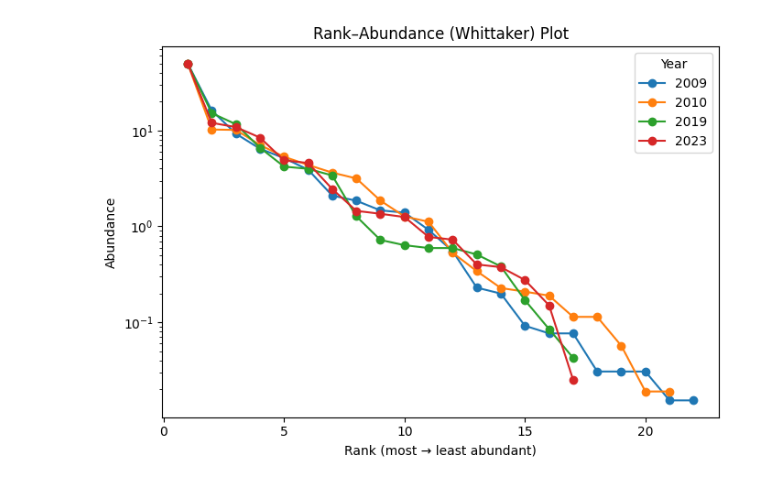
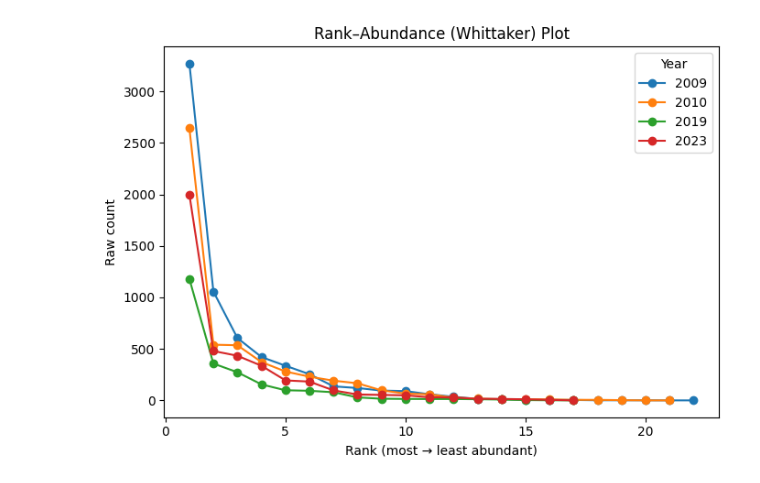
Before and after one commit to karilint/BonesOfOlPejeta, a Jupyter notebook: notebooks/A2 04 Basic analysis eastern.ipynb, the cells around one changed output. Drawn from its saved outputs; the diff is of its cells as text; code cells hidden in the pictures.

```diff
--- a/notebooks/A2 04 Basic analysis eastern.ipynb
+++ b/notebooks/A2 04 Basic analysis eastern.ipynb
@@ -179,35 +173,34 @@ import matplotlib.pyplot as plt
 
 def whittaker_plot(abund: pd.DataFrame, years=None, log_y=True):
     """
     Draws rank–abundance curves. One curve per year.
     """
     if years is None:
         years = list(abund.columns)
 
     plt.figure(figsize=(7, 5))
     for yr in years:
         s = abund[yr]
         s = s[s > 0].sort_values(ascending=False)  # positive abundances only
         if s.empty:
             continue
         ranks = np.arange(1, len(s) + 1)
         plt.plot(ranks, s.values, marker="o", label=str(yr))
 
     plt.xlabel("Rank (most → least abundant)")
-    plt.ylabel("Abundance")
+    plt.ylabel("Raw count")
     if log_y:
-        plt.yscale("log")  # classic Whittaker uses log-abundance
+        plt.yscale("log")  # optional log scaling
     plt.title("Rank–Abundance (Whittaker) Plot")
     plt.legend(title="Year")
     plt.tight_layout()
     plt.show()
 
 # Example: plot a few years (or omit 'years=' to plot all)
 #whittaker_plot(abund, years=[2005, 2009, 2017, 2023], log_y=True)
 #whittaker_plot(prop*100, years=[2009, 2023], log_y=False)
 #whittaker_plot(abund, years=[2008, 2019], log_y=True)
 #whittaker_plot(abund, years=[2009, 2010, 2019, 2023], log_y=True)
-prop = abund.div(abund.sum(axis=0).replace(0, np.nan), axis=1).fillna(0)
-whittaker_plot(prop*100, years=[2009, 2010, 2019, 2023], log_y=True)
+whittaker_plot(abund, years=[2009, 2010, 2019, 2023], log_y=False)
 # %% [output]
-[figure, old version]
+[figure, new version]
```
Also changed, not shown: parts of 6 cells of this notebook, 11 other files.
